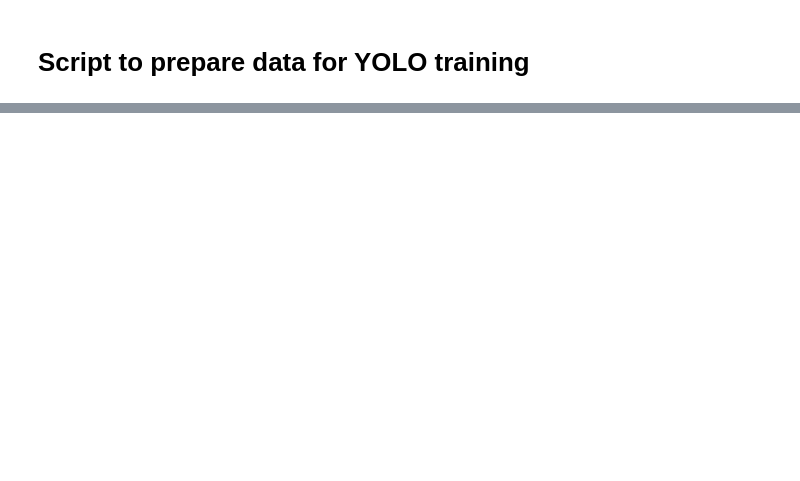
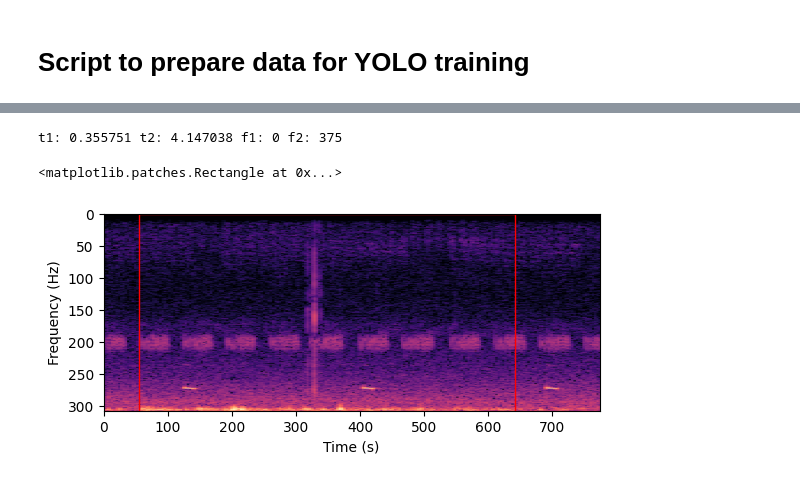
Before and after one commit to LorisGaven/OrthopteraStridulationClassifier, a Jupyter notebook: Notebooks/YOLO/prepare_yolo_data.ipynb, the cells around one changed output, grey strips where cells are left out. Drawn from its saved outputs; the diff is of its cells as text; code cells hidden in the pictures; blank space fills up the shorter version.

```diff
--- a/Notebooks/YOLO/prepare_yolo_data.ipynb
+++ b/Notebooks/YOLO/prepare_yolo_data.ipynb
@@ -84,0 +95,41 @@ info_train
+# %%
+# plot spectrogram and bounding box for the first image
+
+# get the first image
+img_path = os.path.join(path_spectro_train, info_train.iloc[0]['filename'])
+img = Image.open(img_path)
+draw = ImageDraw.Draw(img)
+
+# Extract bounding box coordinates
+t1 = info_train.iloc[0]['t1']
+f1 = info_train.iloc[0]['f1']
+t2 = info_train.iloc[0]['t2']
+f2 = info_train.iloc[0]['f2']
+print('t1:', t1, 't2:', t2, 'f1:', f1, 'f2:', f2)
+
+# convert values to pixels
+img_width, img_height = img.size
+chunk_duration = info_train.iloc[0]['duration']
+
+t1_pixel = int(t1 * img_width/chunk_duration)
+t2_pixel = int(t2 * img_width/chunk_duration)
+
+# for the frequency, the spectrogram is flipped and the frequency is in log scale
+#TODO
+f1_pixel = f1
+f2_pixel = f2
+
+# Create a Rectangle patch
+rect = plt.Rectangle((t1_pixel, f1_pixel), t2_pixel - t1_pixel, f2_pixel - f1_pixel, linewidth=1, edgecolor='r', facecolor='none')
+
+
+# Set the axis labels
+plt.xlabel('Time (s)')
+plt.ylabel('Frequency (Hz)')
+
+plt.imshow(img)
+plt.gca().add_patch(rect)
+# %% [output]
+t1: 0.355751 t2: 4.147038 f1: 0 f2: 375
+<matplotlib.patches.Rectangle at 0x...>
+[figure, added]
```
Also changed, not shown: parts of 4 cells of this notebook.
